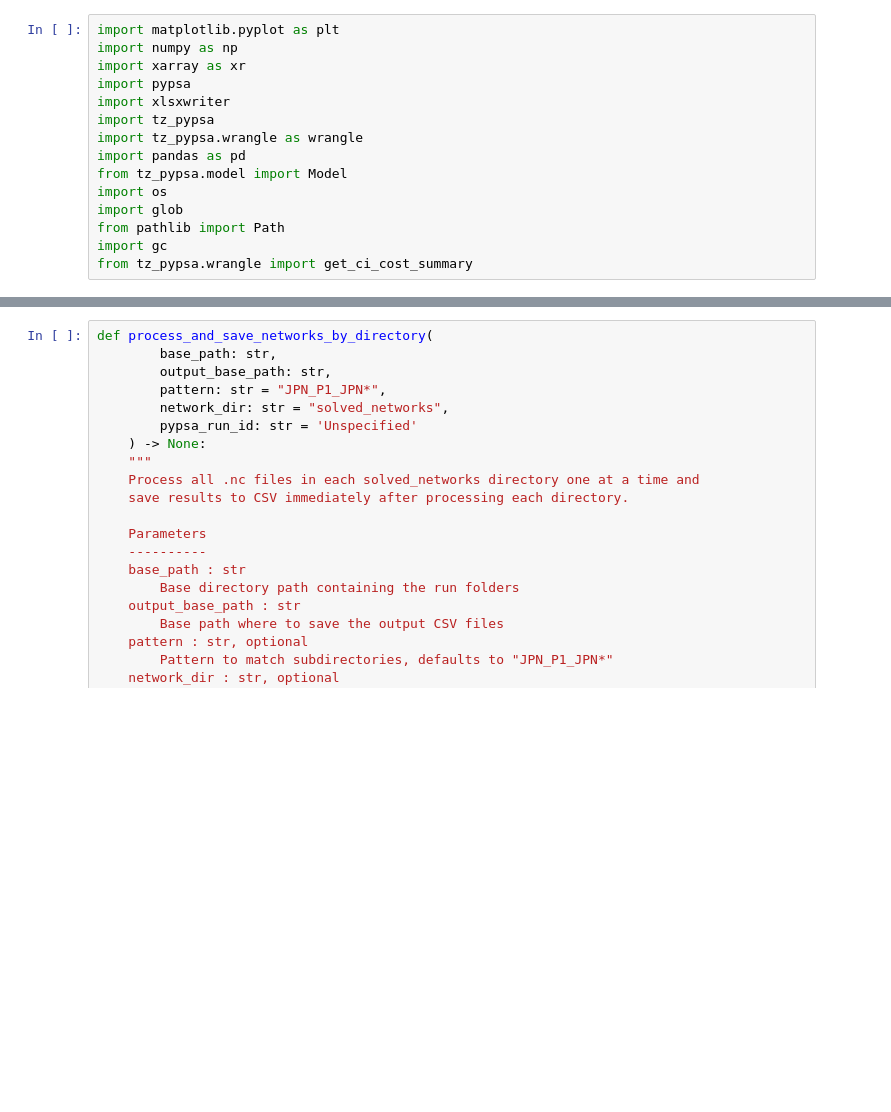
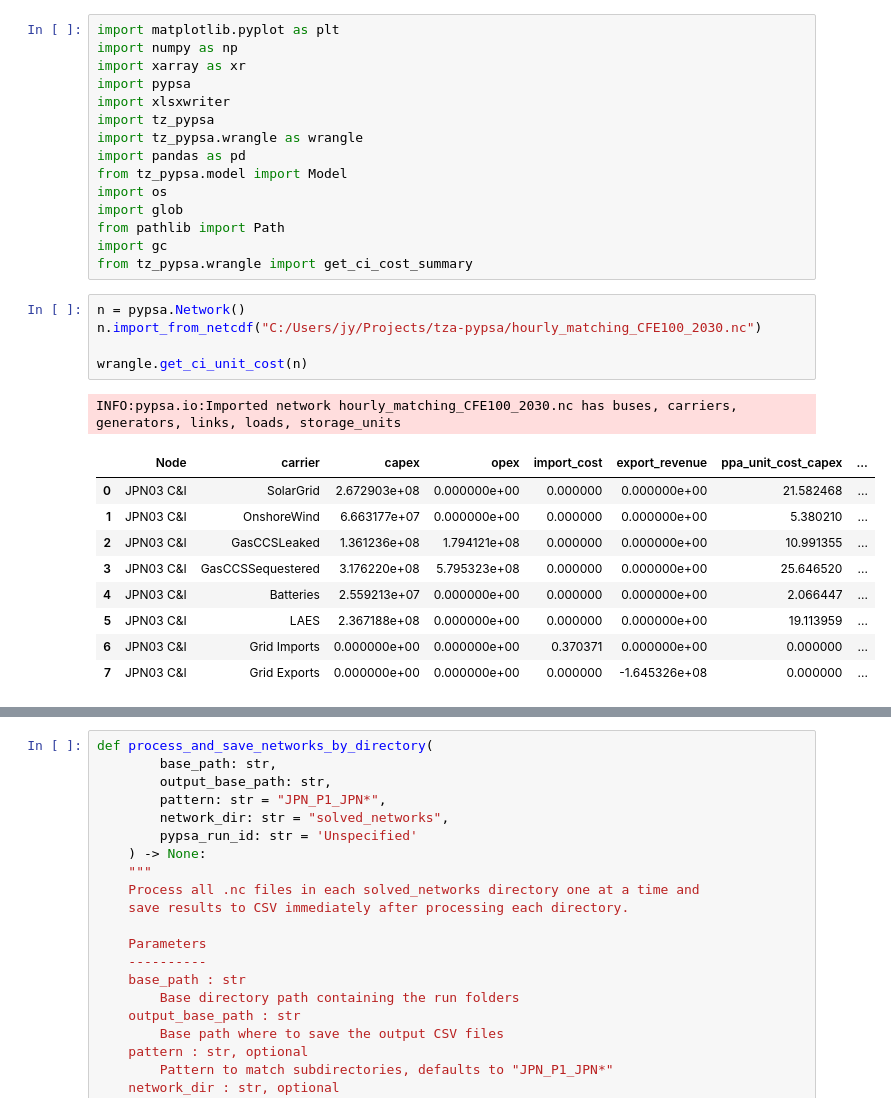
Before and after one commit to transition-zero/tza-pypsa, a Jupyter notebook: unit_cost_extraction.ipynb, the cells around one changed output, grey strips where cells are left out. Saved outputs shown, nothing was run; the diff lists cells and outputs as text; blank space fills up the shorter version.

```diff
--- a/unit_cost_extraction.ipynb
+++ b/unit_cost_extraction.ipynb
@@ -13,3 +13,19 @@ import glob
 from pathlib import Path
 import gc
 from tz_pypsa.wrangle import get_ci_cost_summary
+# %%
+n = pypsa.Network()
+n.import_from_netcdf("C:/Users/jy/Projects/tza-pypsa/hourly_matching_CFE100_2030.nc")
+
+wrangle.get_ci_unit_cost(n)
+# %% [output]
+INFO:pypsa.io:Imported network hourly_matching_CFE100_2030.nc has buses, carriers, generators, links, loads, storage_units
+|  | Node | carrier | capex | opex | import_cost | export_revenue | ppa_unit_cost_capex | ... |
+| 0 | JPN03 C&I | SolarGrid | 2.672903e+08 | 0.000000e+00 | 0.000000 | 0.000000e+00 | 21.582468 | ... |
+| 1 | JPN03 C&I | OnshoreWind | 6.663177e+07 | 0.000000e+00 | 0.000000 | 0.000000e+00 | 5.380210 | ... |
+| 2 | JPN03 C&I | GasCCSLeaked | 1.361236e+08 | 1.794121e+08 | 0.000000 | 0.000000e+00 | 10.991355 | ... |
+| 3 | JPN03 C&I | GasCCSSequestered | 3.176220e+08 | 5.795323e+08 | 0.000000 | 0.000000e+00 | 25.646520 | ... |
+| 4 | JPN03 C&I | Batteries | 2.559213e+07 | 0.000000e+00 | 0.000000 | 0.000000e+00 | 2.066447 | ... |
+| 5 | JPN03 C&I | LAES | 2.367188e+08 | 0.000000e+00 | 0.000000 | 0.000000e+00 | 19.113959 | ... |
+| 6 | JPN03 C&I | Grid Imports | 0.000000e+00 | 0.000000e+00 | 0.370371 | 0.000000e+00 | 0.000000 | ... |
+| 7 | JPN03 C&I | Grid Exports | 0.000000e+00 | 0.000000e+00 | 0.000000 | -1.645326e+08 | 0.000000 | ... |
```
Also changed, not shown: parts of 1 cell of this notebook, 11 other files.
